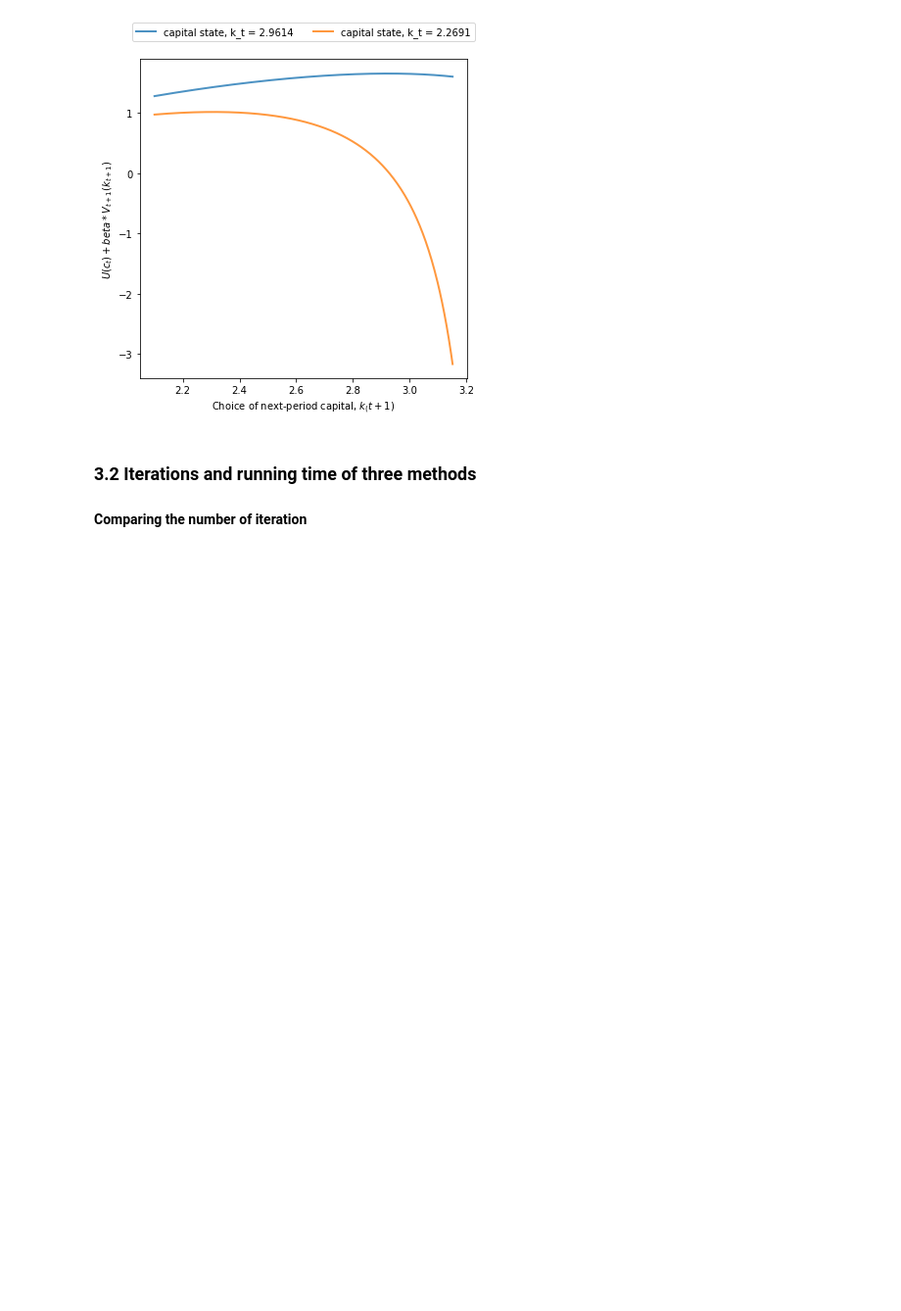
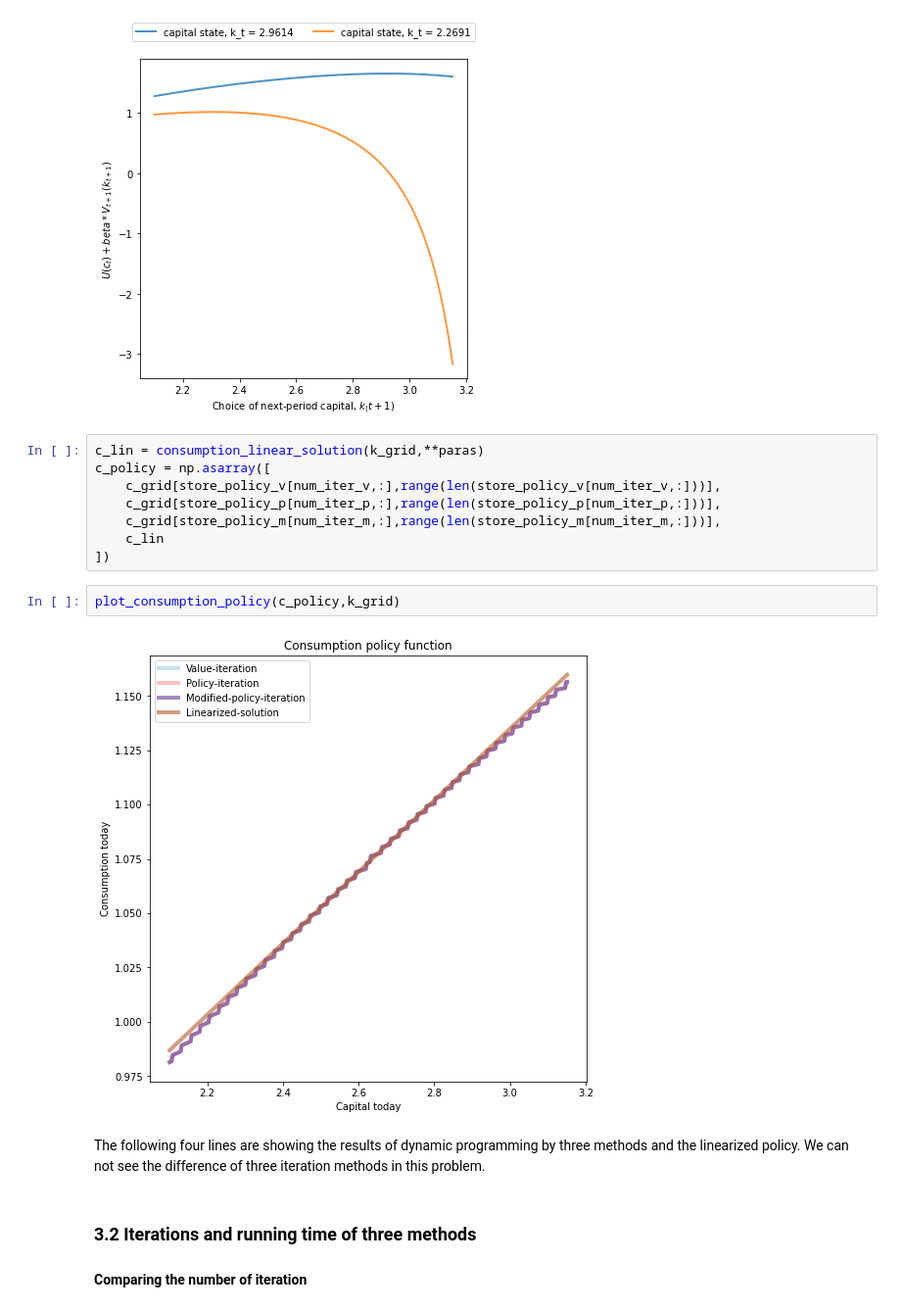
Before and after one commit to non-ceterisparibus/Dynamic-Programming, a Jupyter notebook: main_notebook.ipynb, the cells around one changed output. Shown at 98% size. Drawn from its saved outputs; the diff is of its cells as text; blank space fills up the shorter version.

```diff
--- a/main_notebook.ipynb
+++ b/main_notebook.ipynb
@@ -279,6 +279,20 @@ Plot the total of the objective on the right-hand-side of Bellman equation
 plot_bellman_equation(u_grid, k_grid, paras["beta"], value_store_iter_v, num_iter_v)
 # %% [output]
 [figure]
+# %%
+c_lin = consumption_linear_solution(k_grid,**paras)
+c_policy = np.asarray([
+    c_grid[store_policy_v[num_iter_v,:],range(len(store_policy_v[num_iter_v,:]))],
+    c_grid[store_policy_p[num_iter_p,:],range(len(store_policy_p[num_iter_p,:]))],
+    c_grid[store_policy_m[num_iter_m,:],range(len(store_policy_m[num_iter_m,:]))],
+    c_lin
+])
+# %%
+plot_consumption_policy(c_policy,k_grid)
+# %% [output]
+[figure, added]
+# %% [markdown]
+The following four lines are showing the results of dynamic programming by three methods and the linearized policy. We can not see the difference of three iteration methods in this problem.
 # %% [markdown]
 ### 3.2 Iterations and running time of three methods <a id="32"></a>
 
```
Also changed, not shown: parts of 36 cells of this notebook, 7 other files.
